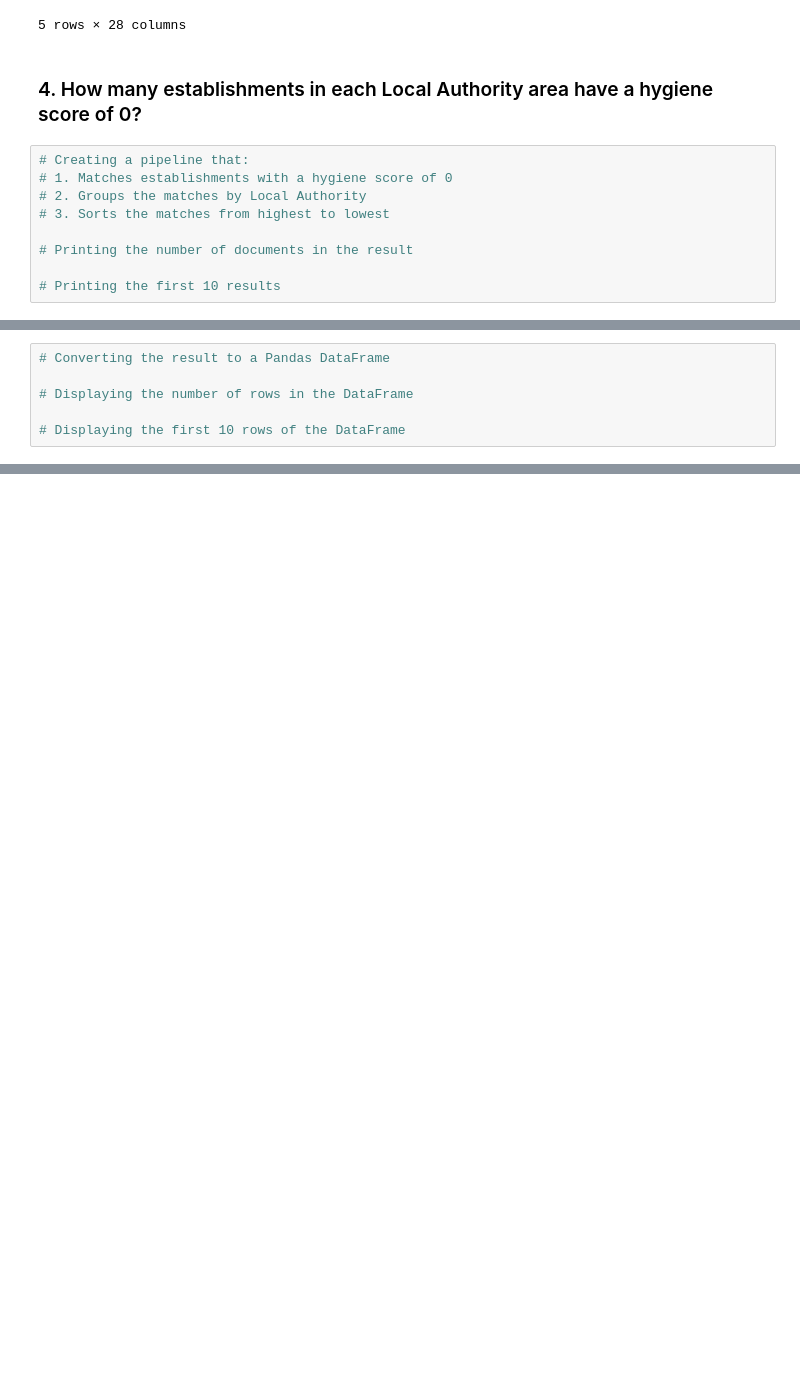
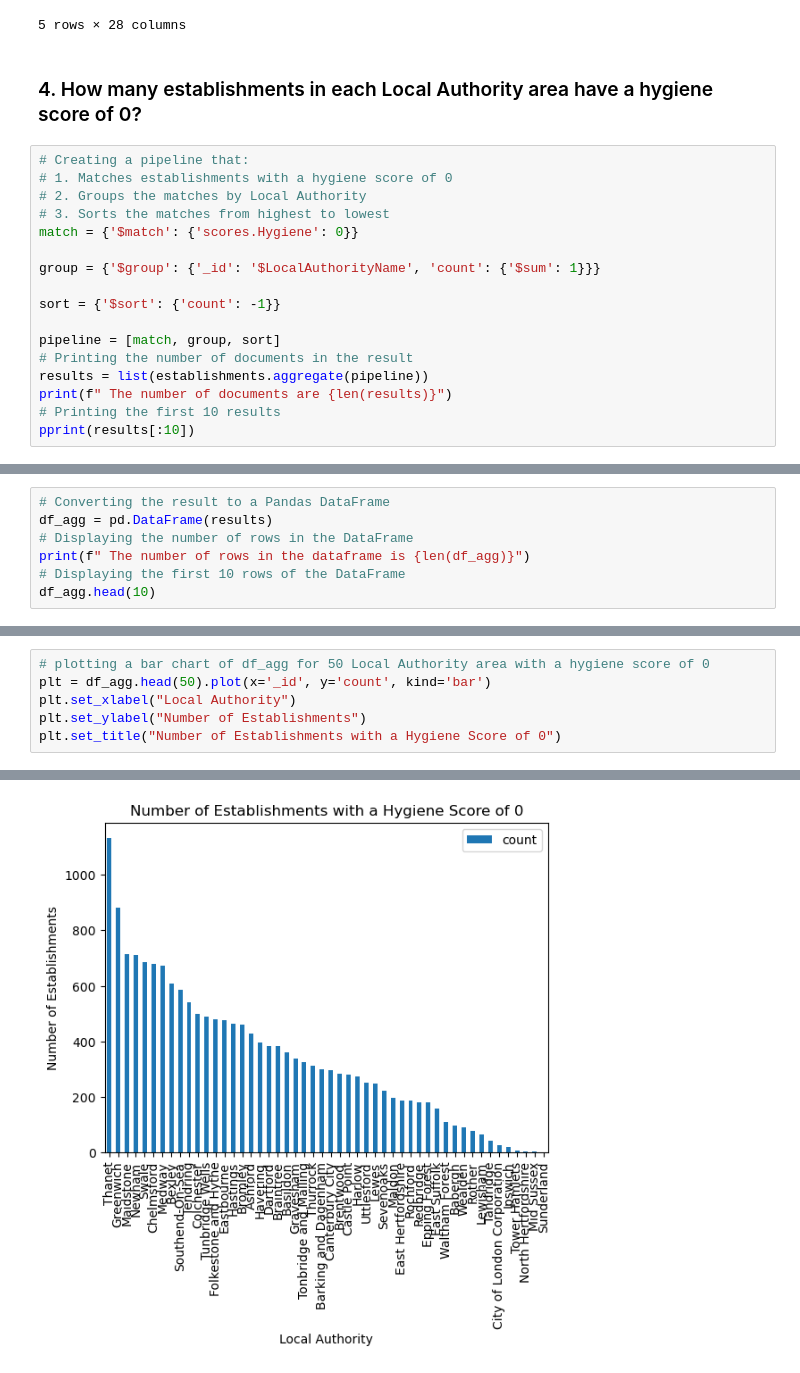
Before and after one commit to YargKlnc/NoSQL-Challenge, a Jupyter notebook: NoSQL_analysis_starter.ipynb, the cells around one changed output, grey strips where cells are left out. Saved outputs shown, nothing was run; the diff lists cells and outputs as text; blank space fills up the shorter version.

```diff
--- a/NoSQL_analysis_starter.ipynb
+++ b/NoSQL_analysis_starter.ipynb
@@ -209,7 +209,15 @@ result_ratingvalue5_df
 # 1. Matches establishments with a hygiene score of 0
 # 2. Groups the matches by Local Authority
 # 3. Sorts the matches from highest to lowest
+match = {'$match': {'scores.Hygiene': 0}}
 
+group = {'$group': {'_id': '$LocalAuthorityName', 'count': {'$sum': 1}}}
+
+sort = {'$sort': {'count': -1}}
+
+pipeline = [match, group, sort]
 # Printing the number of documents in the result
-
+results = list(establishments.aggregate(pipeline))
+print(f" The number of documents are {len(results)}")
 # Printing the first 10 results
+pprint(results[:10])
@@ -216,6 +236,7 @@ result_ratingvalue5_df
 # %%
 # Converting the result to a Pandas DataFrame
-
+df_agg = pd.DataFrame(results)
 # Displaying the number of rows in the DataFrame
-
+print(f" The number of rows in the dataframe is {len(df_agg)}")
 # Displaying the first 10 rows of the DataFrame
+df_agg.head(10)
@@ -221,0 +256,7 @@ result_ratingvalue5_df
+# %%
+# plotting a bar chart of df_agg for 50 Local Authority area with a hygiene score of 0
+plt = df_agg.head(50).plot(x='_id', y='count', kind='bar')
+plt.set_xlabel("Local Authority")
+plt.set_ylabel("Number of Establishments")
+plt.set_title("Number of Establishments with a Hygiene Score of 0")
+# %% [output]
@@ -221,0 +264 @@ result_ratingvalue5_df
+[figure, added]
```
Also changed, not shown: parts of 7 cells of this notebook, 1 other file.
